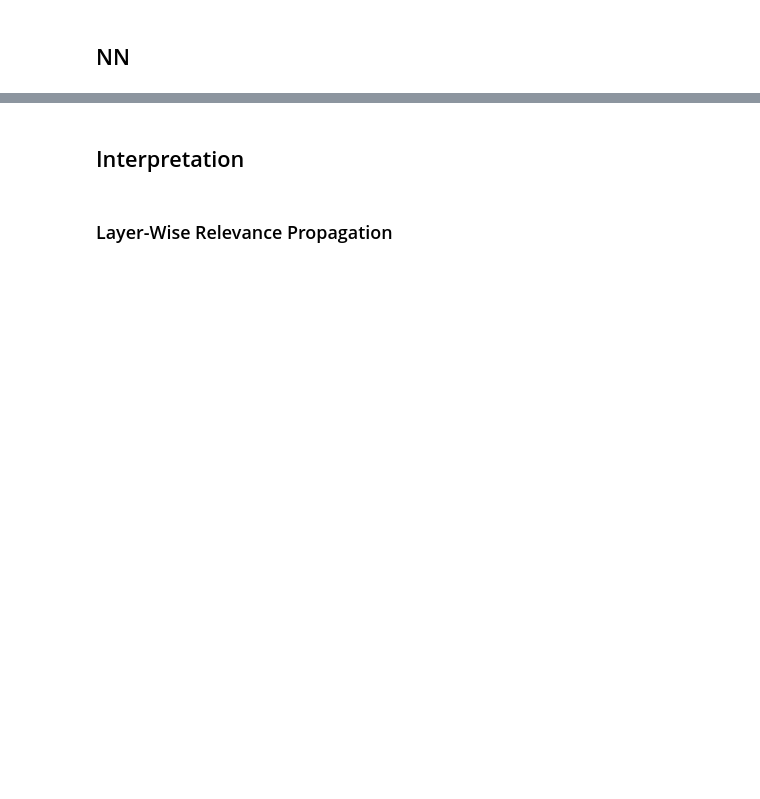
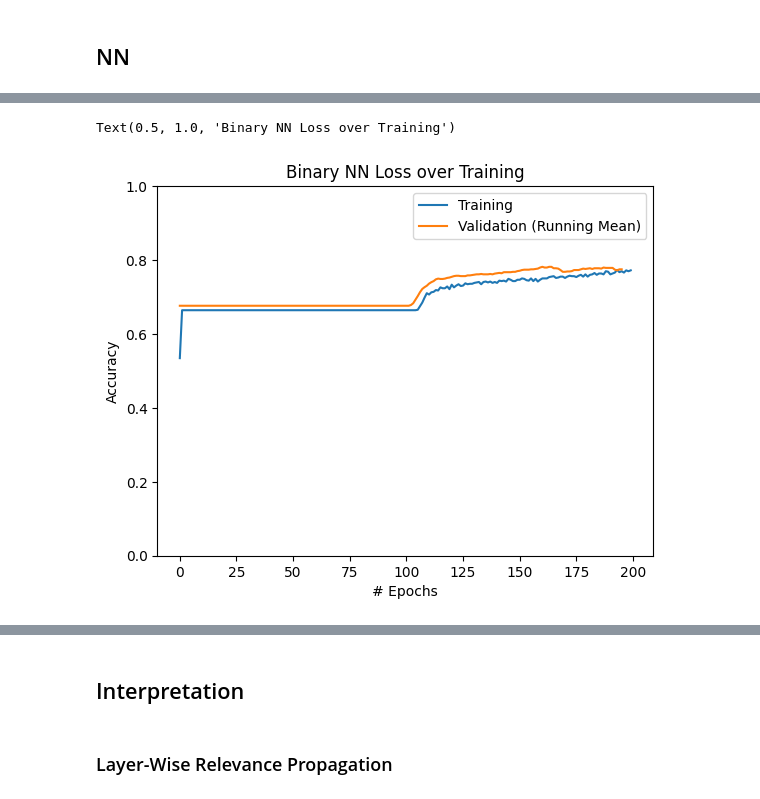
Before and after one commit to theadityat24/stress_detection, a Jupyter notebook: individual_stresses/individual_experiments.ipynb, the cells around one changed output, grey strips where cells are left out. Cells and saved outputs as stored; diff of their text form; code cells hidden in the pictures; blank space fills up the shorter version.

```diff
--- a/individual_stresses/individual_experiments.ipynb
+++ b/individual_stresses/individual_experiments.ipynb
@@ -88,0 +357,14 @@ class Accuracy(Metric):
+# %%
+start = perf_counter()
+
+history = model.fit(
+    x_train,
+    yb_train,
+    epochs=200,
+    validation_data=(x_val, yb_val),
+    batch_size=300,
+    class_weight={0: 1, 1: 1}
+    # callbacks=[LearningRateScheduler(drop_lr)]
+)
+
+print(perf_counter() - start)
@@ -88,0 +389,17 @@ class Accuracy(Metric):
+# %%
+fig = plt.figure()
+ax = plt.gca()
+
+ax.plot(history.history['accuracy'], label='Training')
+ax.plot(
+    np.convolve(np.array(history.history['val_accuracy']), np.ones(5)/5, mode='valid'),
+    label='Validation (Running Mean)'
+)
+ax.legend()
+ax.set_xlabel('# Epochs')
+ax.set_ylabel('Accuracy')
+ax.set_ylim((0, 1))
+ax.set_title('Binary NN Loss over Training')
+# %% [output]
+Text(0.5, 1.0, 'Binary NN Loss over Training')
+[figure, added]
```
Also changed, not shown: parts of 46 cells of this notebook, 10 other files.
